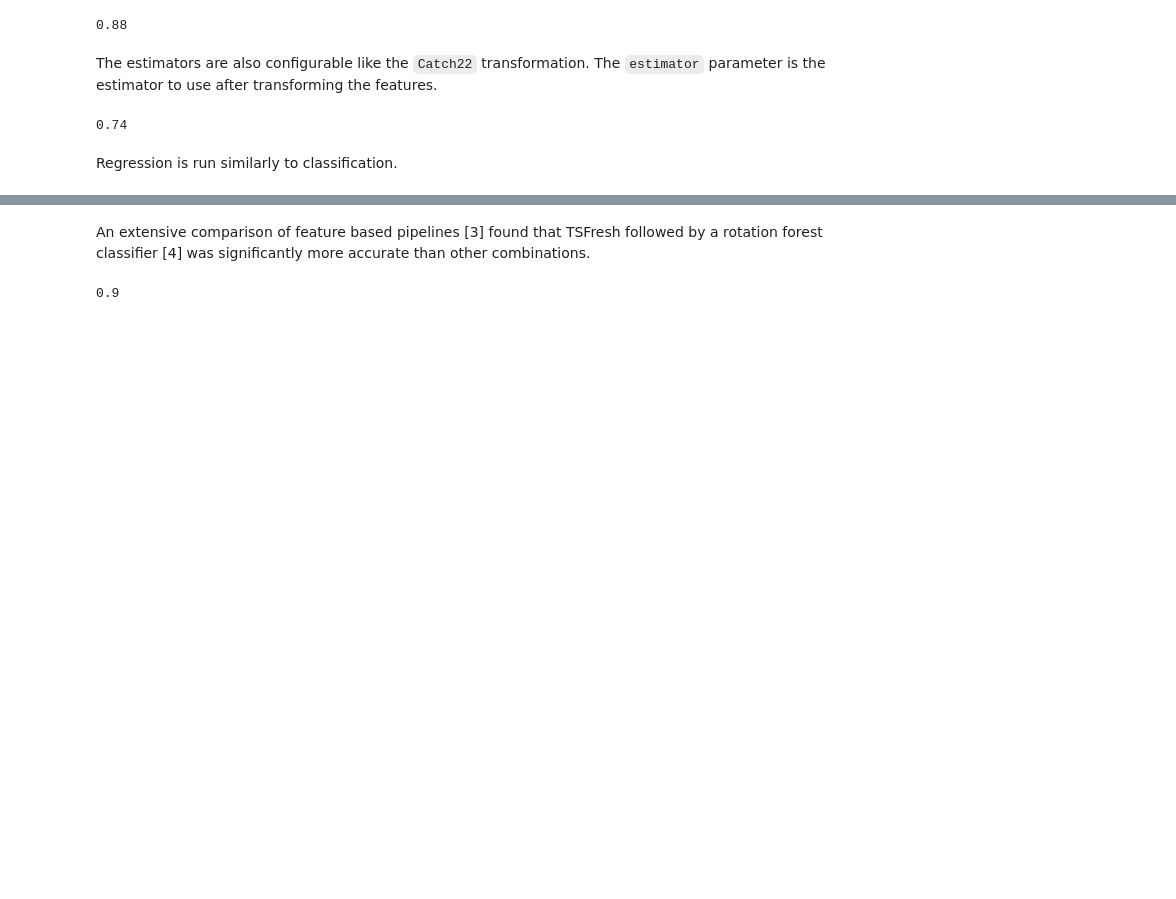
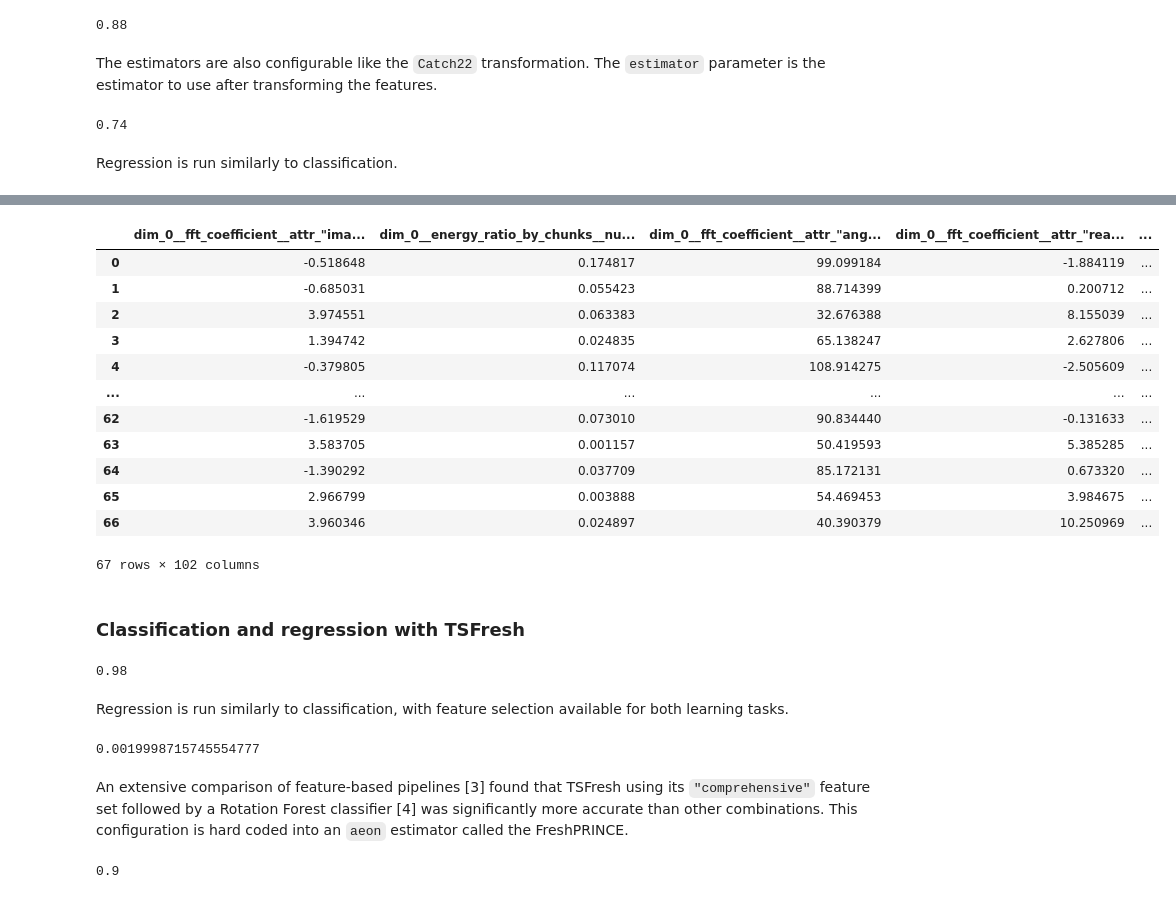
Before and after one commit to aeon-toolkit/aeon-tutorials, a Jupyter notebook: KDD-2024/Notebooks/Features-draft.ipynb, the cells around one changed output, grey strips where cells are left out. Saved outputs shown, nothing was run; the diff lists cells and outputs as text; code cells hidden in the pictures; blank space fills up the shorter version.

```diff
--- a/KDD-2024/Notebooks/Features-draft.ipynb
+++ b/KDD-2024/Notebooks/Features-draft.ipynb
@@ -277,7 +348,44 @@ from aeon.classification.feature_based import TSFreshClassifier
+# %%
+t
+# %% [output]
+|  | dim_0__fft_coefficient__attr_"ima... | dim_0__energy_ratio_by_chunks__nu... | dim_0__fft_coefficient__attr_"ang... | dim_0__fft_coefficient__attr_"rea... | ... |
+| 0 | -0.518648 | 0.174817 | 99.099184 | -1.884119 | ... |
+| 1 | -0.685031 | 0.055423 | 88.714399 | 0.200712 | ... |
+| 2 | 3.974551 | 0.063383 | 32.676388 | 8.155039 | ... |
+| 3 | 1.394742 | 0.024835 | 65.138247 | 2.627806 | ... |
+| 4 | -0.379805 | 0.117074 | 108.914275 | -2.505609 | ... |
+| ... | ... | ... | ... | ... | ... |
+| 62 | -1.619529 | 0.073010 | 90.834440 | -0.131633 | ... |
+| 63 | 3.583705 | 0.001157 | 50.419593 | 5.385285 | ... |
+| 64 | -1.390292 | 0.037709 | 85.172131 | 0.673320 | ... |
+| 65 | 2.966799 | 0.003888 | 54.469453 | 3.984675 | ... |
+| 66 | 3.960346 | 0.024897 | 40.390379 | 10.250969 | ... |
+67 rows × 102 columns
+# %% [markdown]
+### Classification and regression with TSFresh
+# %%
+from aeon.classification.feature_based import TSFreshClassifier
+from sklearn.metrics import accuracy_score
+
+tsf_cls = TSFreshClassifier()
+tsf_cls.fit(X_train_c, y_train_c)
+tsf_preds_c = tsf_cls.predict(X_test_c)
+accuracy_score(y_test_c, tsf_preds_c)
+# %% [output]
+0.98
+# %% [markdown]
+Regression is run similarly to classification, with feature selection available for both learning tasks.
 # %%
 from aeon.regression.feature_based import TSFreshRegressor
+
+tsf_reg = TSFreshRegressor()
+tsf_reg.fit(X_train_r, y_train_r)
+tsf_preds_r = tsf_reg.predict(X_test_r)
+mean_squared_error(y_test_r, tsf_preds_r)
+# %% [output]
+0.0019998715745554777
 # %% [markdown]
-An extensive comparison of feature based pipelines [3] found that TSFresh followed by a rotation forest classifier [4] was significantly more accurate than other combinations.
+An extensive comparison of feature-based pipelines [3] found that TSFresh using its `"comprehensive"` feature set followed by a Rotation Forest classifier [4] was significantly more accurate than other combinations. This configuration is hard coded into an `aeon` estimator called the FreshPRINCE.
 # %%
 from aeon.classification.feature_based import FreshPRINCEClassifier
 from sklearn.metrics import accuracy_score
```
Also changed, not shown: parts of 29 cells of this notebook.
